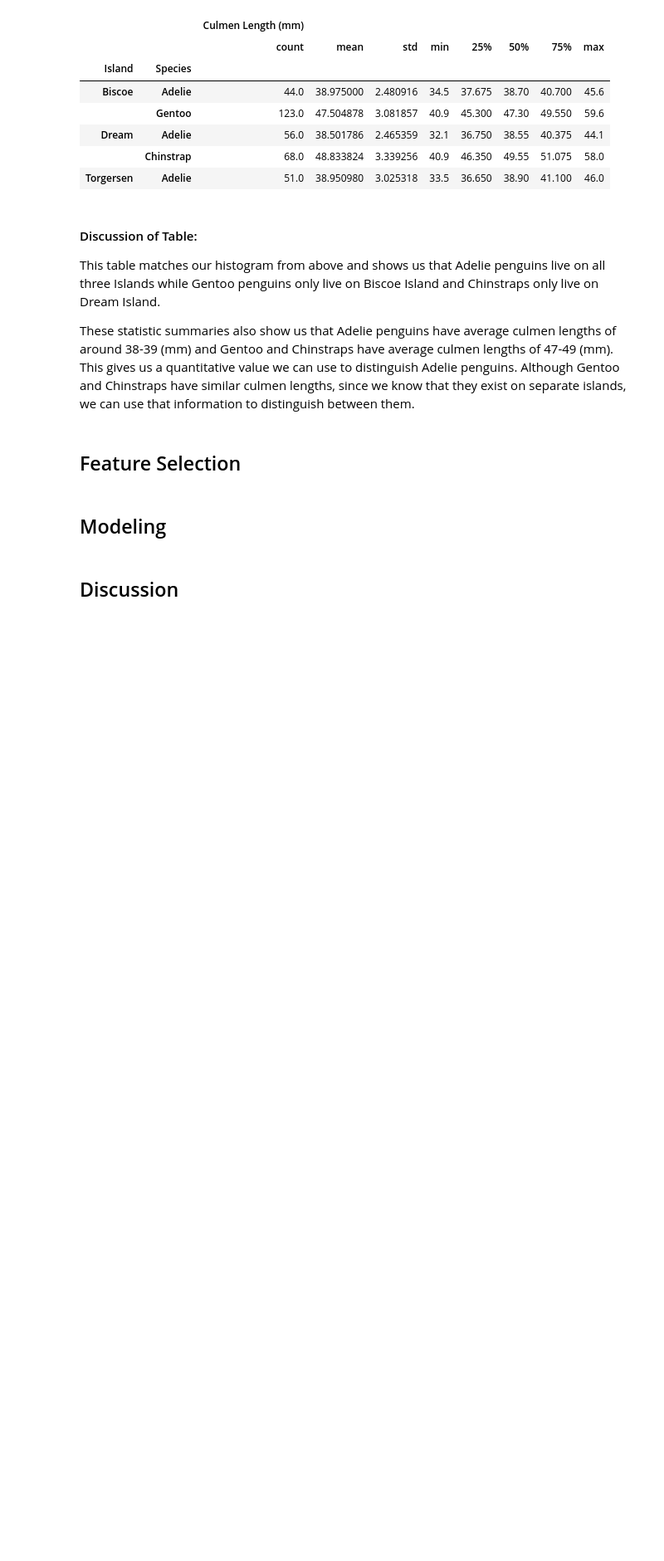
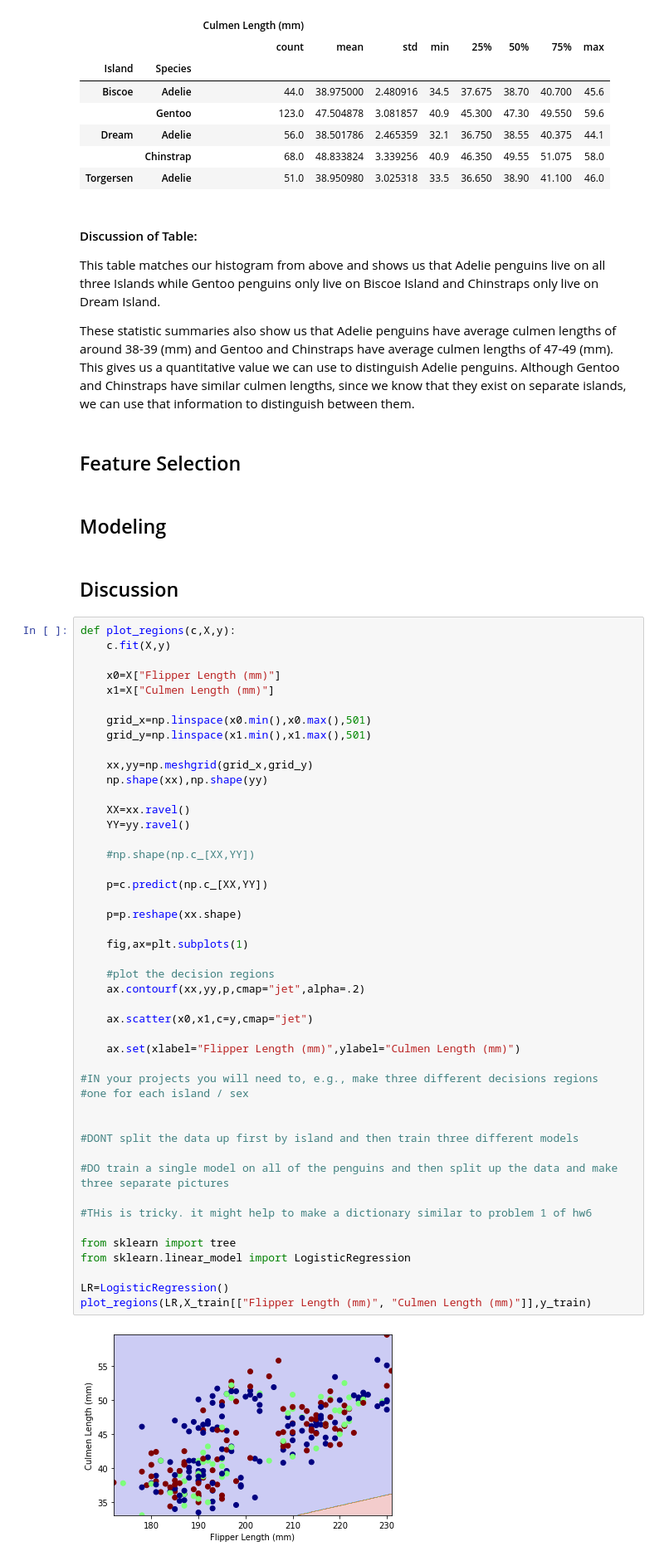
Before and after one commit to rainbowschubert/Palmer-Penguins-Analysis, a Jupyter notebook: 2A11-Penguins Group Project (1).ipynb, the cells around one changed output. Shown at 83% size. Saved outputs shown, nothing was run; the diff lists cells and outputs as text; blank space fills up the shorter version.

Commit message:
Logistic

```diff
--- a/2A11-Penguins Group Project (1).ipynb
+++ b/2A11-Penguins Group Project (1).ipynb
@@ -144,3 +143,51 @@ These statistic summaries also show us that Adelie penguins have average culmen
 ## Modeling
 # %% [markdown]
 ## Discussion
+# %%
+def plot_regions(c,X,y):
+    c.fit(X,y)
+
+    x0=X["Flipper Length (mm)"]
+    x1=X["Culmen Length (mm)"]
+
+    grid_x=np.linspace(x0.min(),x0.max(),501)
+    grid_y=np.linspace(x1.min(),x1.max(),501)
+
+    xx,yy=np.meshgrid(grid_x,grid_y)
+    np.shape(xx),np.shape(yy)
+
+    XX=xx.ravel()
+    YY=yy.ravel()
+
+    #np.shape(np.c_[XX,YY])
+
+    p=c.predict(np.c_[XX,YY])
+
+    p=p.reshape(xx.shape)
+
+    fig,ax=plt.subplots(1)
+
+    #plot the decision regions
+    ax.contourf(xx,yy,p,cmap="jet",alpha=.2)
+
+    ax.scatter(x0,x1,c=y,cmap="jet")
+
+    ax.set(xlabel="Flipper Length (mm)",ylabel="Culmen Length (mm)")
+
+#IN your projects you will need to, e.g., make three different decisions regions
+#one for each island / sex
+
+
+#DONT split the data up first by island and then train three different models
+
+#DO train a single model on all of the penguins and then split up the data and make three separate pictures
+
+#THis is tricky. it might help to make a dictionary similar to problem 1 of hw6
+
+from sklearn import tree
+from sklearn.linear_model import LogisticRegression
+
+LR=LogisticRegression()
+plot_regions(LR,X_train[["Flipper Length (mm)", "Culmen Length (mm)"]],y_train)
+# %% [output]
+[figure, added]
```
Also changed, not shown: parts of 4 cells of this notebook.
